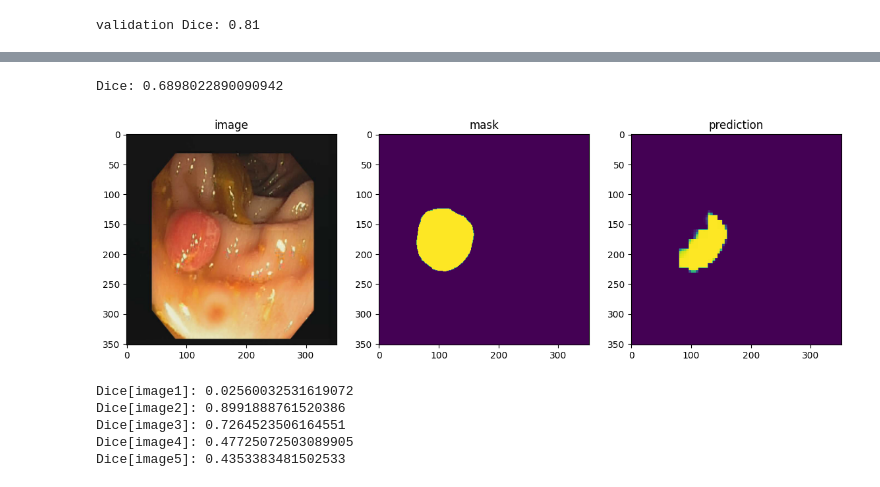
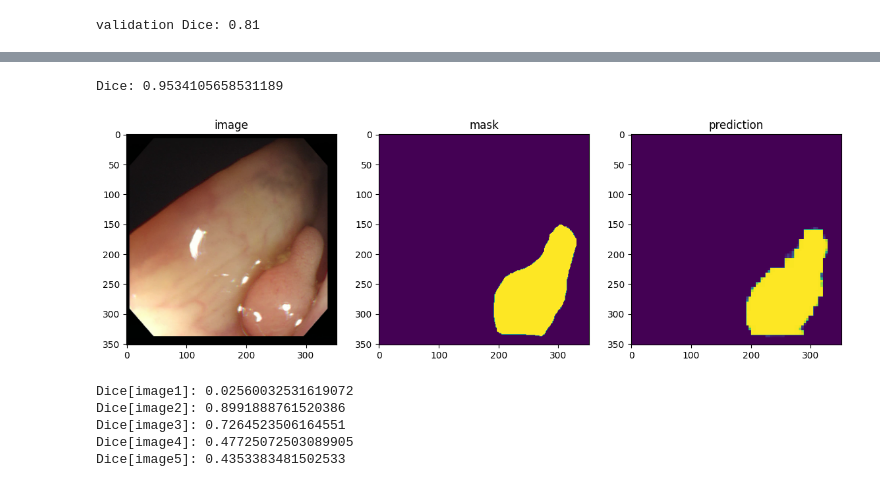
Before and after one commit to atp1988/Colorectal-Polyp, a Jupyter notebook: polyp_pytorch__1.ipynb, the cells around one changed output, grey strips where cells are left out. Drawn from its saved outputs; the diff is of its cells as text; code cells hidden in the pictures.

Commit message:
progress in prediction for fining the dice range of samples in train-set

```diff
--- a/polyp_pytorch__1.ipynb
+++ b/polyp_pytorch__1.ipynb
@@ -1665,7 +1706,7 @@ if __name__ == "__main__":
     images = sorted(glob(path+test_datasets[idx]+'/images/*'))
     targets = sorted(glob(path+test_datasets[idx]+'/masks/*'))
 
-    id=0
+    id=100
     loaded_image = _load_image(images[id])
     image = _totensor(loaded_image)
     image = image.unsqueeze(dim=0)
@@ -1682,35 +1723,35 @@ if __name__ == "__main__":
     Dice_(out, target.type(torch.int64))
     dice = Dice_.compute()
     print(f'Dice: {dice}')
     print('\n')
 
     ## conver torch tensor to numpy array
     pred = torch.permute(out, (0,2,3,1)) ## NCHW
     pred = pred.detach().numpy()
     pred = np.squeeze(pred, axis=0)      ## HWC
     pred = pred*255
     pred = pred.astype(np.uint8)
 
     # mask = mask/255.
     mask = torch.permute(target, (0,2,3,1)) ## NCHW
     mask = mask.detach().numpy()
     mask = np.squeeze(mask, axis=0)      ## HWC
     mask = mask*255
     mask = mask.astype(np.uint8)
 
     plt.figure(figsize=(14,14))
     plt.subplot(1,3,1)
     plt.imshow(loaded_image)
     plt.title('image')
     plt.subplot(1,3,2)
     plt.imshow(mask)
     plt.title('mask')
     plt.subplot(1,3,3)
     plt.imshow(pred)
     plt.title('prediction')
 # %% [output]
-Dice: 0.6898022890090942
+Dice: 0.9534105658531189
-[figure, old version]
+[figure, new version]
 # %%
 from torchmetrics import Dice
 ## preprocessing an image
```
Also changed, not shown: parts of 12 cells of this notebook.
